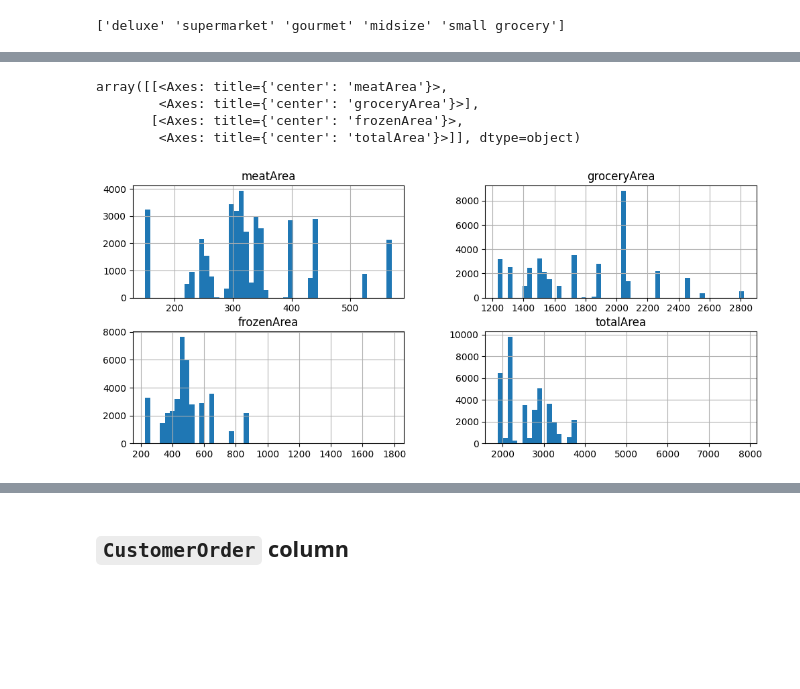
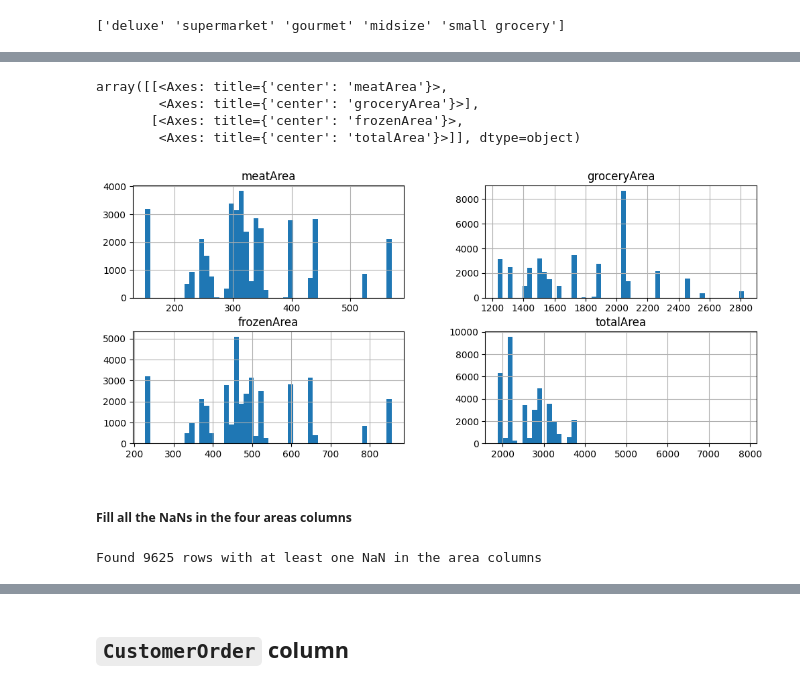
Before and after one commit to Fathy89/Fathy89-CAT-Datathon-1.0-Data-Cleaning-And-Modeling, a Jupyter notebook: clean.ipynb, the cells around one changed output, grey strips where cells are left out. Cells and saved outputs as stored; diff of their text form; code cells hidden in the pictures; blank space fills up the shorter version.

```diff
--- a/clean.ipynb
+++ b/clean.ipynb
@@ -362,0 +375,18 @@ Test.loc[Test['storeCost'] < 0, 'storeCost'] = np.nan
+# %%
+choices = ['deluxe', 'supermarket', 'gourmet', 'midsize', 'small grocery']
+def unify_storeKind(val):
+    if pd.isna(val):
+        return np.nan
+
+    val_clean = str(val).lower().strip()
+    if val_clean == "":
+        return np.nan
+
+    # fuzzy matching
+    best_match = process.extractOne(val_clean, choices)
+    if best_match and best_match[1] >= 80:  # threshold 80%
+        return best_match[0]
+    else:
+        return np.nan
+
+df['storeKind'] = df['storeKind'].apply(unify_storeKind)
@@ -369,0 +454,6 @@ df[imputed_cols] = imputer.fit_transform(df[imputed_cols])
+# %%
+from sklearn.impute import KNNImputer
+
+imputed_cols = ['storeSales', 'storeCost']
+imputer = KNNImputer(n_neighbors=5)
+df[imputed_cols] = imputer.fit_transform(df[imputed_cols])
@@ -409,7 +494,6 @@ print(df['meatArea'].isna().sum(), df['groceryArea'].isna().sum(), df['frozenAre
 # %%
-Area = ['meatArea','groceryArea','frozenArea','totalArea']
-
-for col in Area:
+area_columns = ['meatArea', 'groceryArea', 'frozenArea', 'totalArea']
+for col in area_columns:
 
     # Remove parentheses
     df.loc[df[col].str.contains(r'\(', na=False), col] = df.loc[df[col].str.contains(r'\(', na=False), col].str.strip('()')
@@ -426,8 +510,12 @@ print(df['meatArea'].isna().sum(), df['groceryArea'].isna().sum(), df['frozenAre
+# %%
+df[area_columns]=df[area_columns].astype(float)
+df.loc[df["totalArea"]>3700,"totalArea"] == np.nan
+df.loc[df['frozenArea'] > 1000, 'frozenArea'] = np.nan
 # %%
-df[Area].hist(bins=50, figsize=(12, 5))
+df[area_columns].hist(bins=50, figsize=(12, 5))
 # %% [output]
 array([[<Axes: title={'center': 'meatArea'}>,
         <Axes: title={'center': 'groceryArea'}>],
        [<Axes: title={'center': 'frozenArea'}>,
         <Axes: title={'center': 'totalArea'}>]], dtype=object)
-[figure, old version]
+[figure, new version]
@@ -436 +522,14 @@ df.loc[df['totalArea'] > 4000, 'totalArea'] = np.nan
+# %% [markdown]
+##### Fill all the NaNs in the four areas columns
+# %%
+# Define your columns
+area_columns = ['meatArea', 'groceryArea', 'frozenArea', 'totalArea']
+
+# Find rows with ANY NaN in these four columns
+rows_with_nan = df[df[area_columns].isnull().any(axis=1)]
+
+print(f"Found {len(rows_with_nan)} rows with at least one NaN in the area columns")
+# rows_with_nan[area_columns]
+# %% [output]
+Found 9625 rows with at least one NaN in the area columns
 # %%
```
Also changed, not shown: parts of 224 cells of this notebook.
